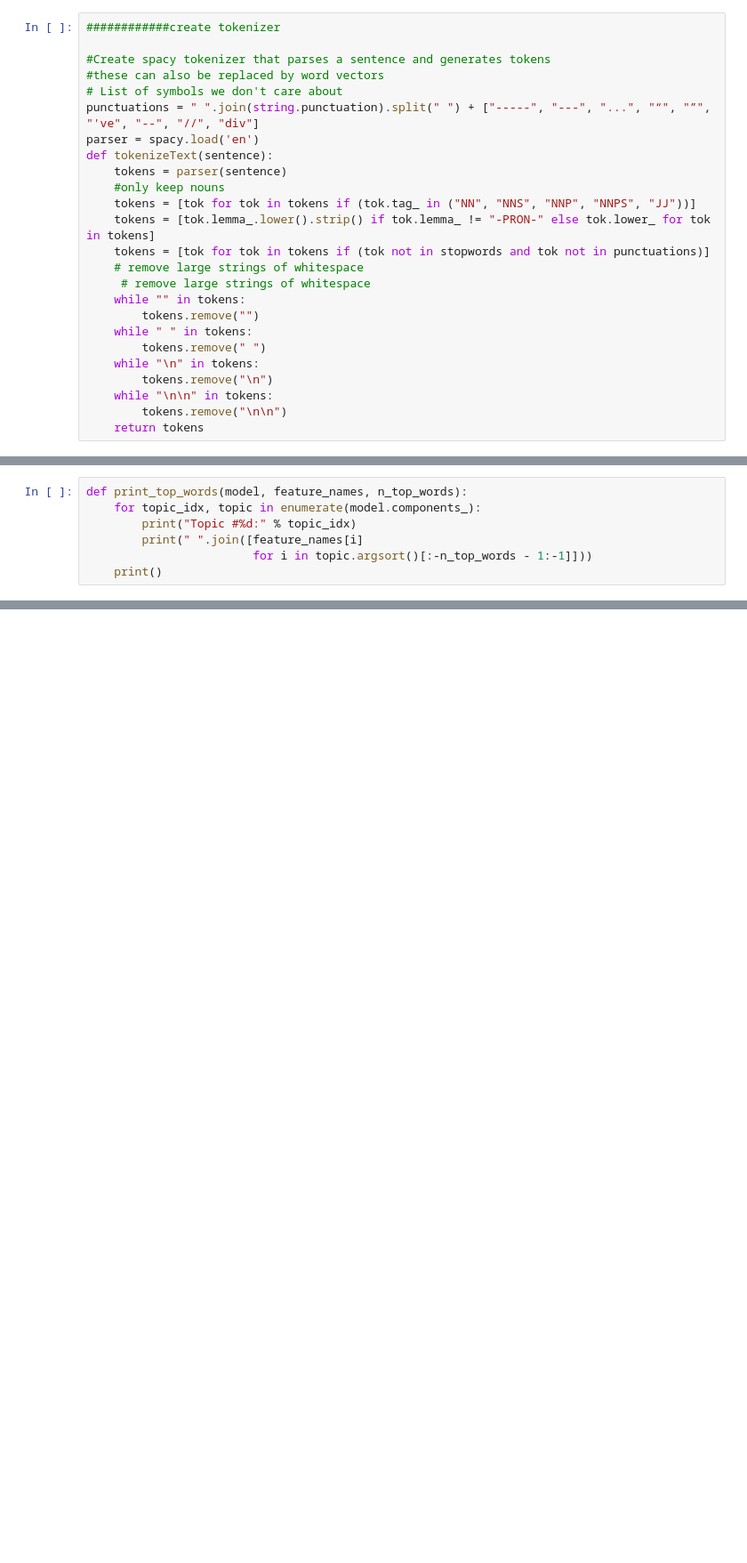
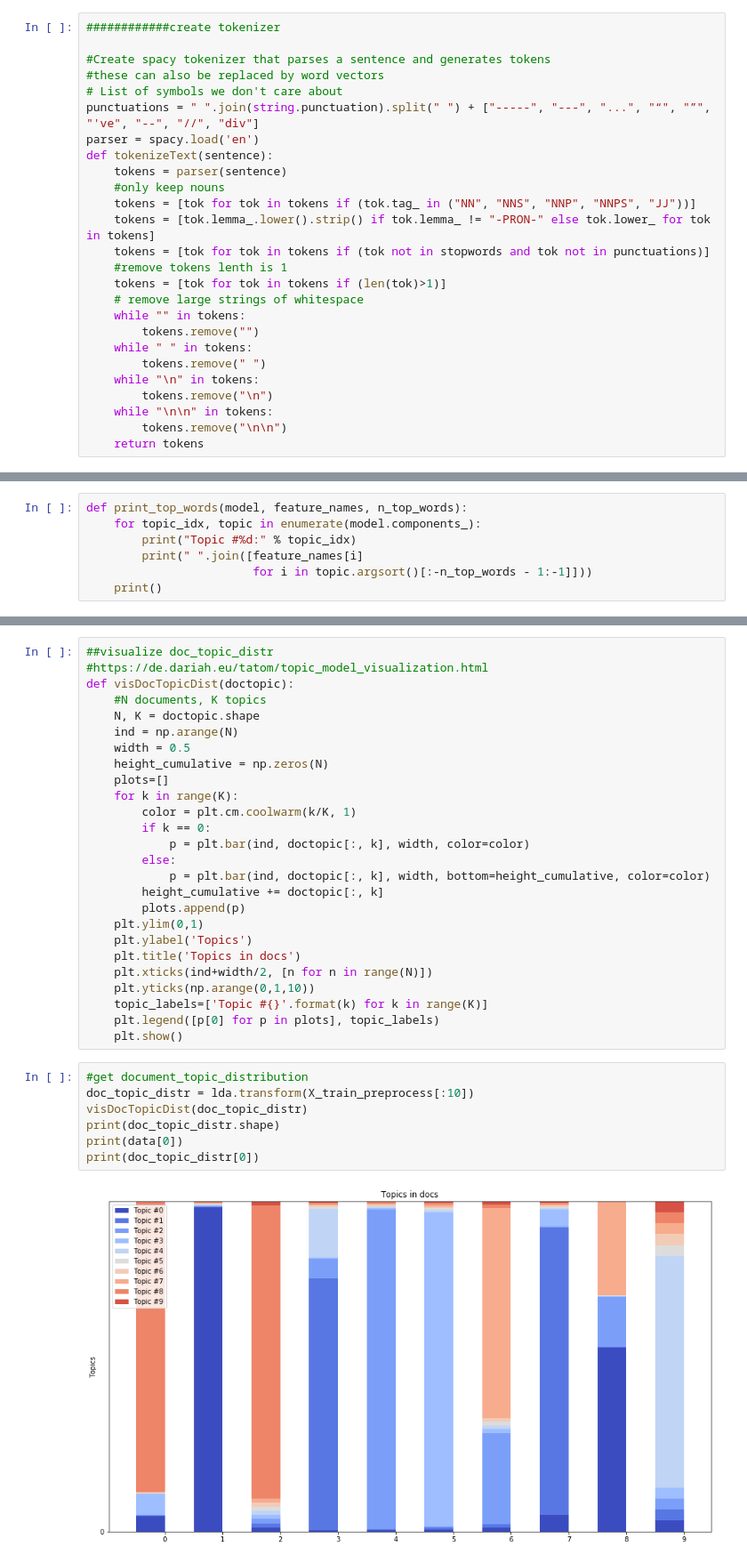
Before and after one commit to heirish/machine-learning-portfolio, a Jupyter notebook: algorithms/nlp/spacy_topic_model.ipynb, the cells around one changed output, grey strips where cells are left out. Shown at 89% size. Drawn from its saved outputs; the diff is of its cells as text; blank space fills up the shorter version.

Commit message:
add document topic distribution and visualization for it

```diff
--- a/algorithms/nlp/spacy_topic_model.ipynb
+++ b/algorithms/nlp/spacy_topic_model.ipynb
@@ -139,8 +144,9 @@ def tokenizeText(sentence):
     tokens = [tok for tok in tokens if (tok.tag_ in ("NN", "NNS", "NNP", "NNPS", "JJ"))]
     tokens = [tok.lemma_.lower().strip() if tok.lemma_ != "-PRON-" else tok.lower_ for tok in tokens]
     tokens = [tok for tok in tokens if (tok not in stopwords and tok not in punctuations)]
+    #remove tokens lenth is 1
+    tokens = [tok for tok in tokens if (len(tok)>1)]
     # remove large strings of whitespace
-     # remove large strings of whitespace
     while "" in tokens:
         tokens.remove("")
     while " " in tokens:
@@ -247,0 +254,35 @@ document xml default machine correct second open editor result mac microsoft vir
+# %%
+##visualize doc_topic_distr
+#https://de.dariah.eu/tatom/topic_model_visualization.html
+def visDocTopicDist(doctopic):
+    #N documents, K topics
+    N, K = doctopic.shape
+    ind = np.arange(N)
+    width = 0.5
+    height_cumulative = np.zeros(N)
+    plots=[]
+    for k in range(K):
+        color = plt.cm.coolwarm(k/K, 1)
+        if k == 0:
+            p = plt.bar(ind, doctopic[:, k], width, color=color)
+        else:
+            p = plt.bar(ind, doctopic[:, k], width, bottom=height_cumulative, color=color)
+        height_cumulative += doctopic[:, k]
+        plots.append(p)
+    plt.ylim(0,1)
+    plt.ylabel('Topics')
+    plt.title('Topics in docs')
+    plt.xticks(ind+width/2, [n for n in range(N)])
+    plt.yticks(np.arange(0,1,10))
+    topic_labels=['Topic #{}'.format(k) for k in range(K)]
+    plt.legend([p[0] for p in plots], topic_labels)
+    plt.show()
+# %%
+#get document_topic_distribution
+doc_topic_distr = lda.transform(X_train_preprocess[:10])
+visDocTopicDist(doc_topic_distr)
+print(doc_topic_distr.shape)
+print(data[0])
+print(doc_topic_distr[0])
+# %% [output]
+[figure, added]
```
Also changed, not shown: parts of 7 cells of this notebook.
